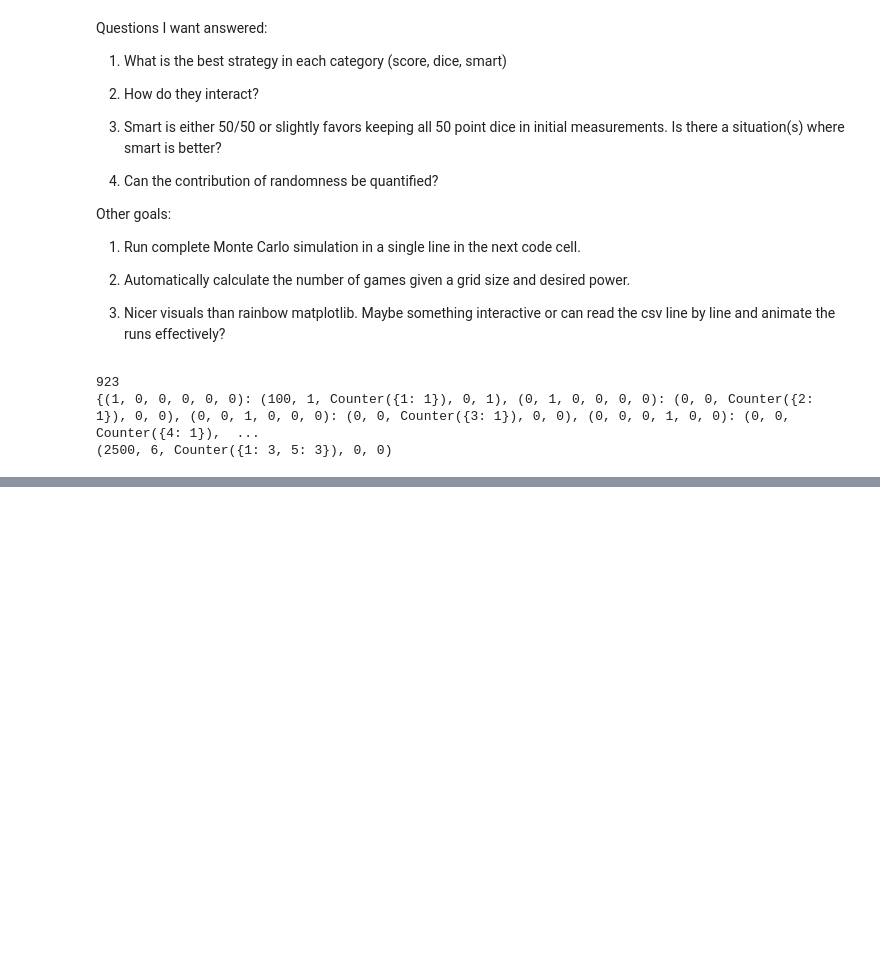
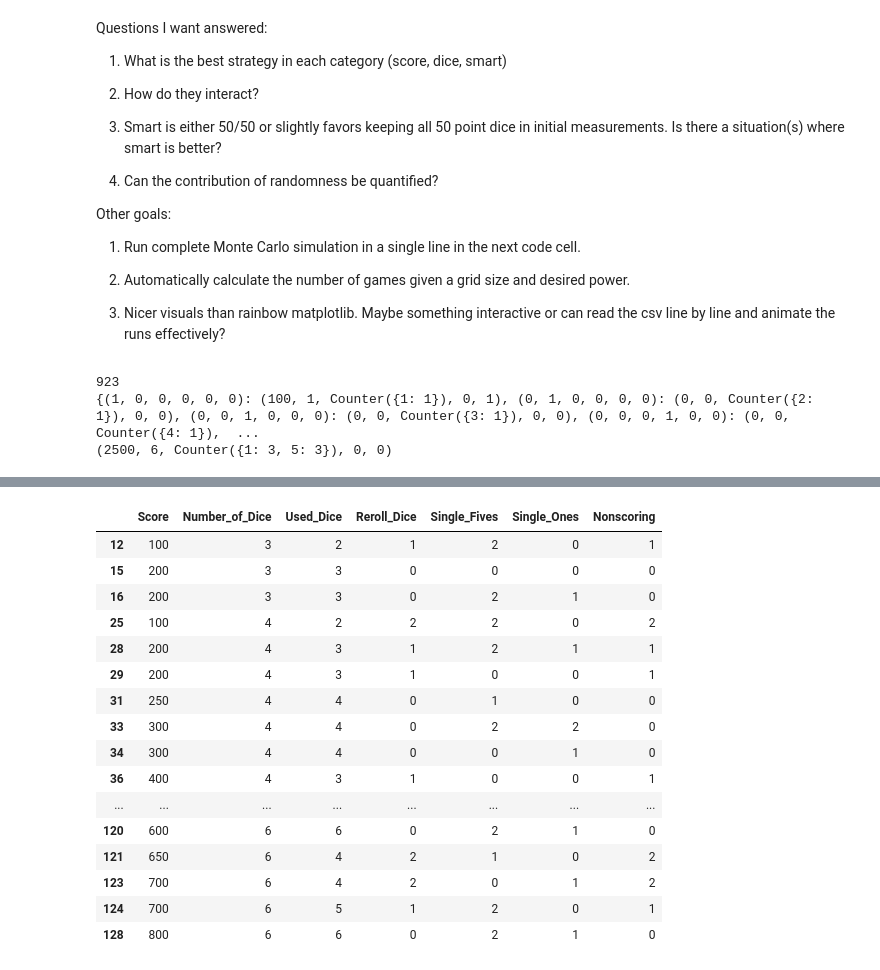
Before and after one commit to Isaac-McPadden/Farkle_II, a Jupyter notebook: Notebooks/FarkleMkII.ipynb, the cells around one changed output, grey strips where cells are left out. Cells and saved outputs as stored; diff of their text form; code cells hidden in the pictures; blank space fills up the shorter version.

```diff
--- a/Notebooks/FarkleMkII.ipynb
+++ b/Notebooks/FarkleMkII.ipynb
@@ -48,0 +128,8 @@ print(score_roll_cached([1,1,1,5,5,5]))
+# %%
+import pandas as pd
+
+combos = pd.read_csv(DATA_PATH_2)
+scoring_rolls = pd.read_csv(DATA_PATH_1)
+
+combos["Nonscoring"] = combos["Number_of_Dice"]-combos["Used_Dice"]
+scoring_rolls["Nonscoring"] = scoring_rolls["Number_of_Dice"]-scoring_rolls["Used_Dice"]
@@ -48,0 +174,2 @@ print(score_roll_cached([1,1,1,5,5,5]))
+# %%
+seen_combos = scoring_rolls[combos.columns].drop_duplicates()
@@ -48,0 +192,7 @@ print(score_roll_cached([1,1,1,5,5,5]))
+# %%
+merged = combos.merge(
+    seen_combos,
+    on=list(combos.columns),
+    how="left",
+    indicator=True
+)
@@ -48,0 +215,22 @@ print(score_roll_cached([1,1,1,5,5,5]))
+# %%
+missing_combos = merged[merged["_merge"] == "left_only"][list(combos.columns)]
+# %%
+missing_combos
+# %% [output]
+|  | Score | Number_of_Dice | Used_Dice | Reroll_Dice | Single_Fives | Single_Ones | Nonscoring |
+| 12 | 100 | 3 | 2 | 1 | 2 | 0 | 1 |
+| 15 | 200 | 3 | 3 | 0 | 0 | 0 | 0 |
+| 16 | 200 | 3 | 3 | 0 | 2 | 1 | 0 |
+| 25 | 100 | 4 | 2 | 2 | 2 | 0 | 2 |
+| 28 | 200 | 4 | 3 | 1 | 2 | 1 | 1 |
+| 29 | 200 | 4 | 3 | 1 | 0 | 0 | 1 |
+| 31 | 250 | 4 | 4 | 0 | 1 | 0 | 0 |
+| 33 | 300 | 4 | 4 | 0 | 2 | 2 | 0 |
+| 34 | 300 | 4 | 4 | 0 | 0 | 1 | 0 |
+| 36 | 400 | 4 | 3 | 1 | 0 | 0 | 1 |
+| ... | ... | ... | ... | ... | ... | ... | ... |
+| 120 | 600 | 6 | 6 | 0 | 2 | 1 | 0 |
+| 121 | 650 | 6 | 4 | 2 | 1 | 0 | 2 |
+| 123 | 700 | 6 | 4 | 2 | 0 | 1 | 2 |
+| 124 | 700 | 6 | 5 | 1 | 2 | 0 | 1 |
+| 128 | 800 | 6 | 6 | 0 | 2 | 1 | 0 |
```
Also changed, not shown: parts of 20 cells of this notebook, 7 other files.
